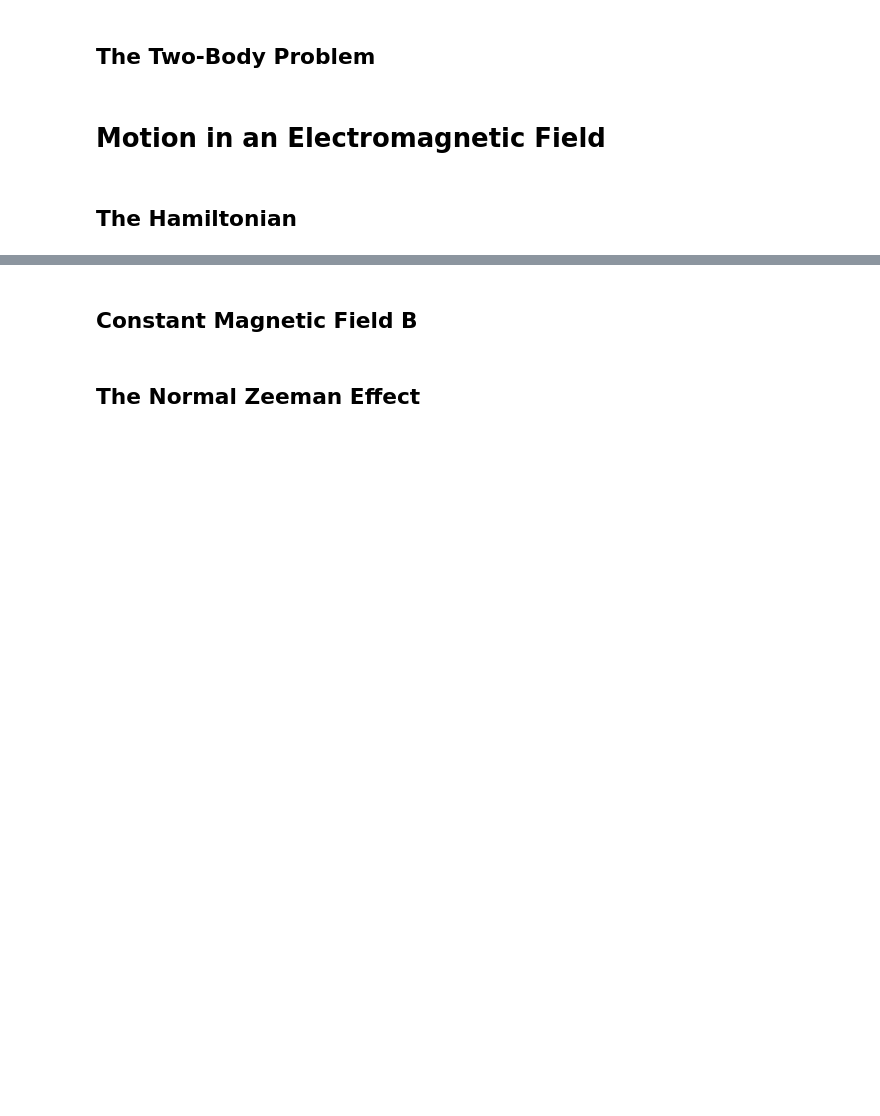
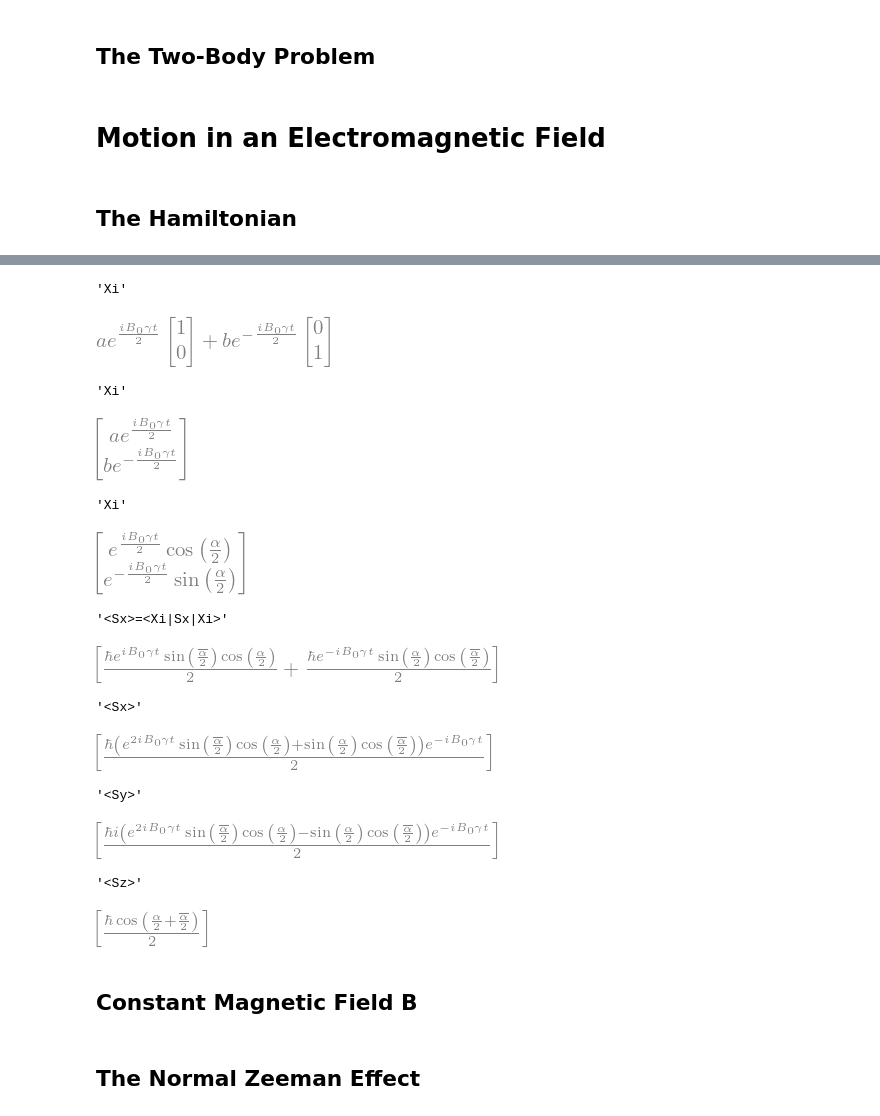
Before and after one commit to ferhatpy/libphysics, a Jupyter notebook: examples/quantum_mechanics/quantum_mechanics_examples_notebook.ipynb, the cells around one changed output, grey strips where cells are left out. Saved outputs shown, nothing was run; the diff lists cells and outputs as text; code cells hidden in the pictures; blank space fills up the shorter version.

```diff
--- a/examples/quantum_mechanics/quantum_mechanics_examples_notebook.ipynb
+++ b/examples/quantum_mechanics/quantum_mechanics_examples_notebook.ipynb
@@ -206,3 +240,34 @@ libsympy is loaded.
+# %%
+Xi1 = a*oqmec.sz_up.rhs*exp(-I*E1*t/hbar) + b*oqmec.sz_down.rhs*exp(-I*E2*t/hbar)
+Xi2 = Xi1.doit()
+substitutions = {a:cos(alpha/2), b:sin(alpha/2)}
+Xi = Xi2.xreplace(substitutions)
+expSx1 = Xi.adjoint()*oqmec.Sx.rhs.doit()*Xi
+# expSx = expSx1.rewrite(sin)
+expSx = simplify(expSx1)
+expSy = simplify(Xi.adjoint()*oqmec.Sy.rhs.doit()*Xi)
+expSz = simplify(Xi.adjoint()*oqmec.Sz.rhs.doit()*Xi)
+
+pprints("Xi", Xi1, "Xi", Xi2, "Xi", Xi,
+        "<Sx>=<Xi|Sx|Xi>", expSx1,
+        "<Sx>", expSx,
+        "<Sy>", expSy,
+        "<Sz>", expSz)
+# %% [output]
+'Xi'
+[figure, added]
+'Xi'
+[figure, added]
+'Xi'
+[figure, added]
+'<Sx>=<Xi|Sx|Xi>'
+[figure, added]
+'<Sx>'
+[figure, added]
+'<Sy>'
+[figure, added]
+'<Sz>'
+[figure, added]
 # %% [markdown]
 ## Constant Magnetic Field B
 # %% [markdown]
```
Also changed, not shown: parts of 9 cells of this notebook, 3 other files.
